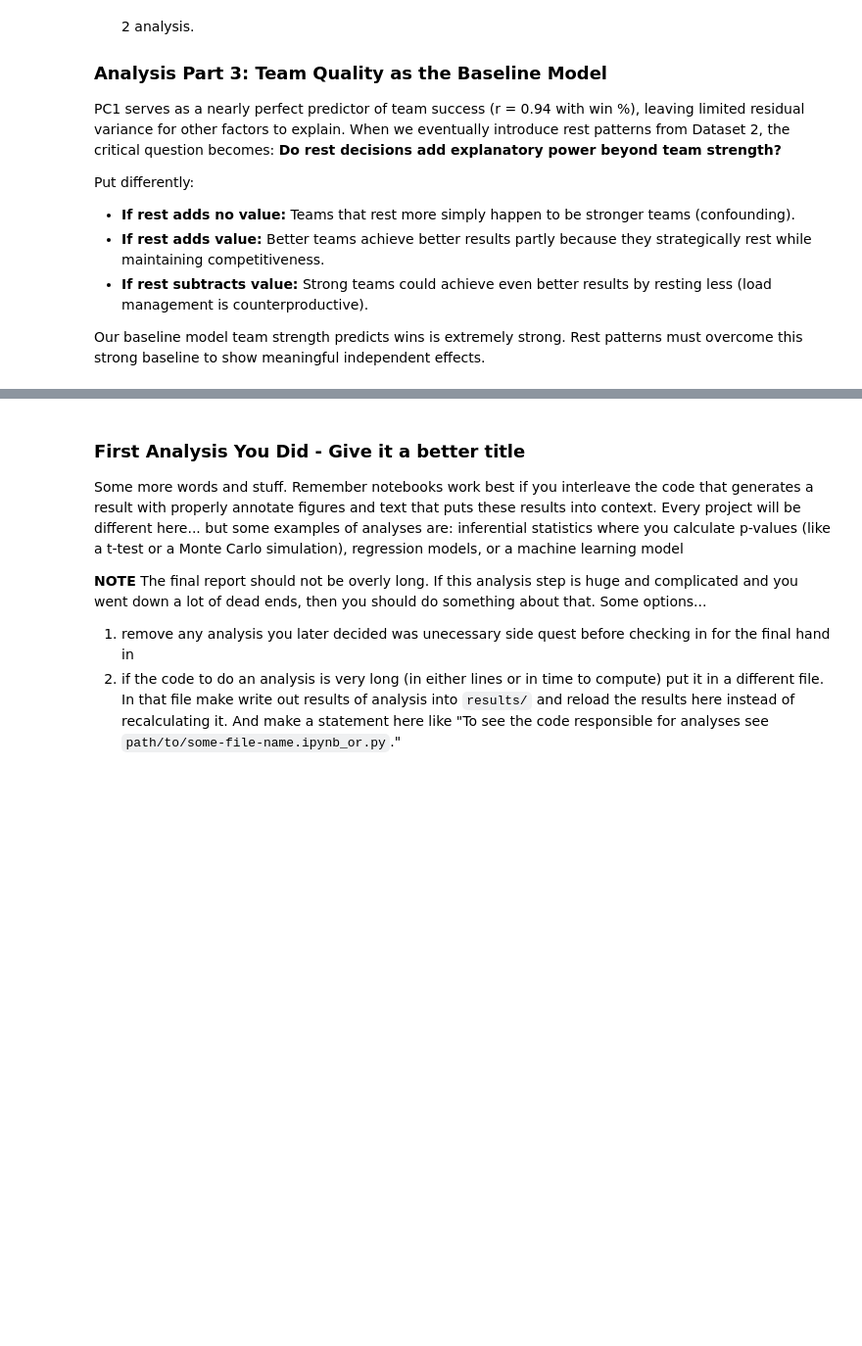
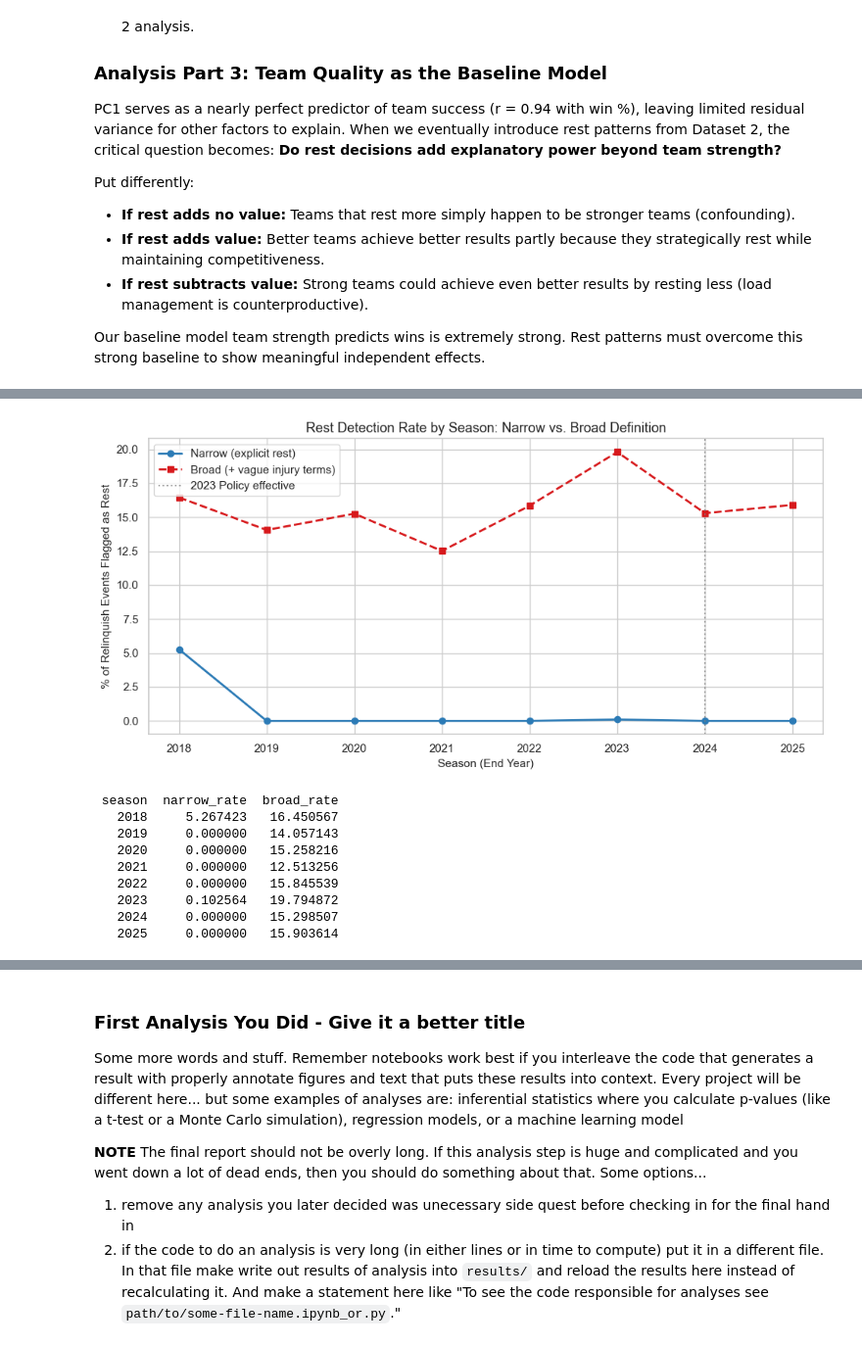
Before and after one commit to COGS108/Group-SP26-082, a Jupyter notebook: 03-FinalProject.ipynb, the cells around one changed output, grey strips where cells are left out. Shown at 98% size. Cells and saved outputs as stored; diff of their text form; code cells hidden in the pictures; blank space fills up the shorter version.

```diff
--- a/03-FinalProject.ipynb
+++ b/03-FinalProject.ipynb
@@ -431,0 +847,45 @@ Our baseline model team strength predicts wins is extremely strong. Rest pattern
+# %%
+narrow_keywords = ['rest', 'load management', 'not injury related', 'precautionary']
+broad_keywords = narrow_keywords + ['soreness', 'sore', 'tightness', 'tight', 'fatigue', 'maintenance', 'stiffness']
+
+def flag_rest(notes, keywords):
+    if pd.isna(notes):
+        return False
+    notes_lower = notes.lower()
+    return any(kw in notes_lower for kw in keywords)
+
+relinquished = relinquished.copy()
+relinquished['narrow_rest'] = relinquished['notes'].apply(lambda x: flag_rest(x, narrow_keywords))
+relinquished['broad_rest'] = relinquished['notes'].apply(lambda x: flag_rest(x, broad_keywords))
+
+rest_by_season = relinquished.groupby('season').agg(
+    total=('narrow_rest', 'count'),
+    narrow=('narrow_rest', 'sum'),
+    broad=('broad_rest', 'sum')
+).reset_index()
+rest_by_season['narrow_rate'] = rest_by_season['narrow'] / rest_by_season['total'] * 100
+rest_by_season['broad_rate'] = rest_by_season['broad'] / rest_by_season['total'] * 100
+
+fig, ax = plt.subplots(figsize=(10, 5))
+ax.plot(rest_by_season['season'], rest_by_season['narrow_rate'], marker='o', label='Narrow (explicit rest)', color='#2c7bb6', linewidth=2)
+ax.plot(rest_by_season['season'], rest_by_season['broad_rate'], marker='s', label='Broad (+ vague injury terms)', color='#d7191c', linewidth=2, linestyle='--')
+ax.axvline(2024, linestyle=':', color='gray', alpha=0.8, label='2023 Policy effective')
+ax.set_title('Rest Detection Rate by Season: Narrow vs. Broad Definition', fontsize=13)
+ax.set_xlabel('Season (End Year)', fontsize=11)
+ax.set_ylabel('% of Relinquish Events Flagged as Rest', fontsize=11)
+ax.legend()
+plt.tight_layout()
+plt.show()
+
+print(rest_by_season[['season','narrow_rate','broad_rate']].to_string(index=False))
+# %% [output]
+[figure, added]
+ season  narrow_rate  broad_rate
+   2018     5.267423   16.450567
+   2019     0.000000   14.057143
+   2020     0.000000   15.258216
+   2021     0.000000   12.513256
+   2022     0.000000   15.845539
+   2023     0.102564   19.794872
+   2024     0.000000   15.298507
+   2025     0.000000   15.903614
```
Also changed, not shown: parts of 20 cells of this notebook.
